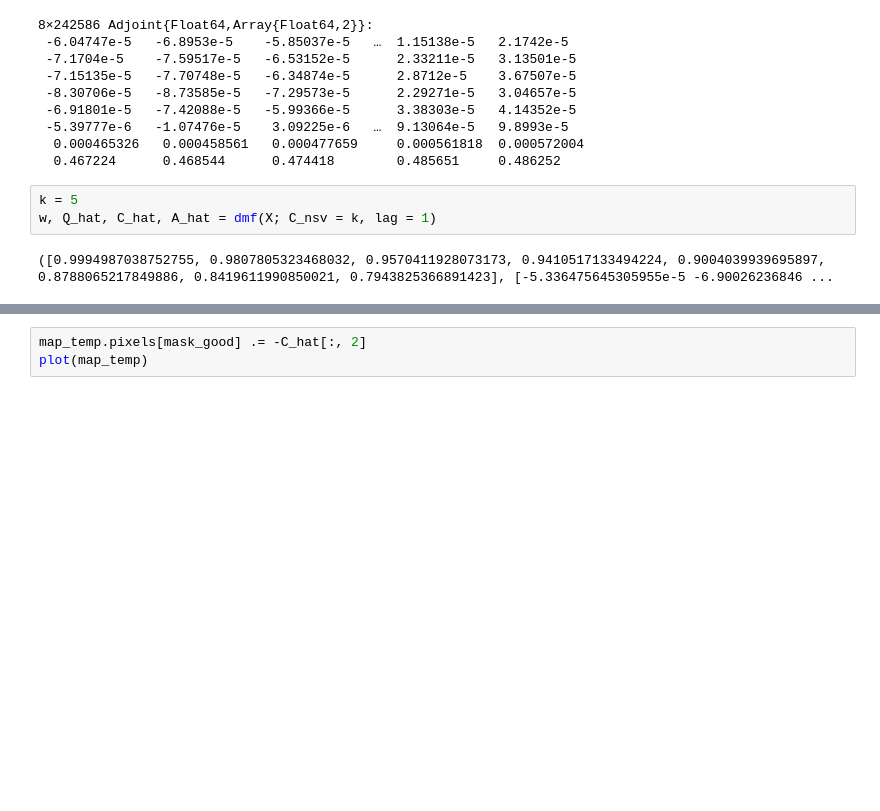
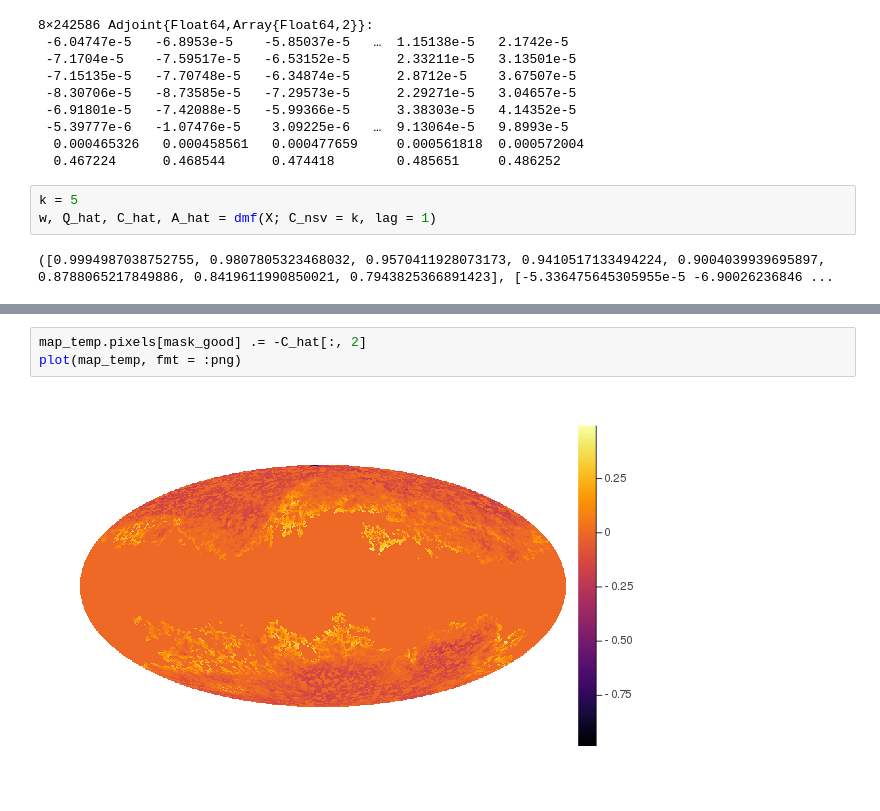
Before and after one commit to quzhijie/CMB_SZ, a Jupyter notebook: DMF_CMB_SZ.ipynb, the cells around one changed output, grey strips where cells are left out. Cells and saved outputs as stored; diff of their text form; blank space fills up the shorter version.

```diff
--- a/DMF_CMB_SZ.ipynb
+++ b/DMF_CMB_SZ.ipynb
@@ -53,5 +55,7 @@ plot(map_temp)
 # %%
 map_temp.pixels[mask_good] .= -C_hat[:, 2]
-plot(map_temp)
+plot(map_temp, fmt = :png)
+# %% [output]
+[figure, added]
 # %%
 map_temp.pixels[mask_good] .= -C_hat[:, 3]
```
Also changed, not shown: parts of 4 cells of this notebook, 1 other file.
